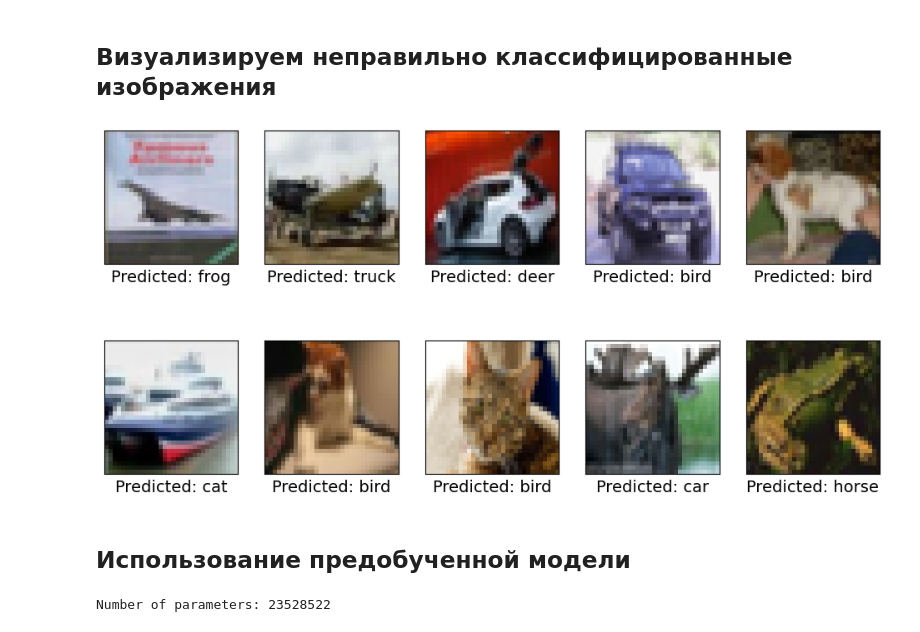
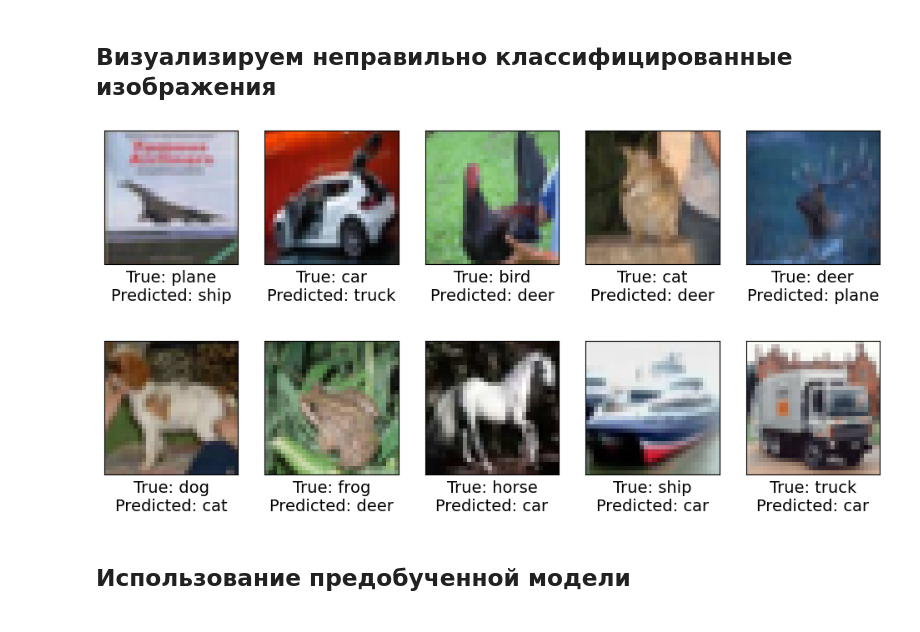
Before and after one commit to SerMisterMish/Statistical_and_Machine_Learning, a Jupyter notebook: nn_image/nn_image_conv/nn_image_conv.ipynb, the cells around one changed output. Cells and saved outputs as stored; diff of their text form; code cells hidden in the pictures.

Commit message:
Add segmentation and training results

```diff
--- a/nn_image/nn_image_conv/nn_image_conv.ipynb
+++ b/nn_image/nn_image_conv/nn_image_conv.ipynb
@@ -39,7 +50,7 @@ data_transforms = {
 }
 
 phases = ['train', 'val', 'test']
-datasets = {x: torchvision.datasets.CIFAR10(root='./data', train=x != 'test', download=True, transform=data_transforms[x]) for x in phases}
+datasets = {x: torchvision.datasets.CIFAR10(root=PATH, train=x != 'test', download=True, transform=data_transforms[x]) for x in phases}
 
 indices = list(range(len(datasets['train'])))
 train_idx, val_idx = train_test_split(indices, random_state=42)
@@ -49,8 +60,7 @@ datasets['val'] = Subset(datasets['val'], val_idx)
 
 batch_size = 32
 
-dataloaders = {x: DataLoader(datasets[x], batch_size=batch_size, shuffle=True, num_workers=4, pin_memory=True, persistent_workers=True) for x in phases}
+dataloaders = {x: DataLoader(datasets[x], batch_size=batch_size, shuffle=True if x != "test" else False, num_workers=4, pin_memory=True, persistent_workers=True) for x in phases}
 dataset_sizes = {x: len(datasets[x]) for x in phases}
 
 classes = {x: y for x, y in zip(range(10), ('plane', 'car', 'bird', 'cat', 'deer', 'dog', 'frog', 'horse', 'ship', 'truck'))}
-# classes = ('plane', 'car', 'bird', 'cat', 'deer', 'dog', 'frog', 'horse', 'ship', 'truck')
@@ -90,10 +104,6 @@ for row in axes:
 # %% [markdown]
 ## Определим сверточную нейронную сеть
 # %%
-import torch.nn as nn
-import torch.nn.functional as F
-
-
 class Net(nn.Module):
     def __init__(self):
         super().__init__()
@@ -105,6 +115,8 @@ class Net(nn.Module):
         self.fc1 = nn.Linear(32 * 8 * 8, 128)
         self.fc2 = nn.Linear(128, 32)
         self.fc3 = nn.Linear(32, 10)
+
+        self.relu = nn.ReLU()
 
         self.bn_conv1 = nn.BatchNorm2d(16)
         self.bn_conv2 = nn.BatchNorm2d(16)
@@ -118,23 +130,25 @@ class Net(nn.Module):
         self.dropout_conv = nn.Dropout2d(0.25)
         self.dropout = nn.Dropout(0.5)
 
+        self.flatten = nn.Flatten()
+
     def forward(self, x):
-        out = F.relu(self.bn_conv1(self.conv1(x)))
-        out = F.relu(self.bn_conv2(self.conv2(out)))
+        out = self.relu(self.bn_conv1(self.conv1(x)))
+        out = self.relu(self.bn_conv2(self.conv2(out)))
         out = self.pool(out)
         out = self.dropout_conv(out)
 
-        out = F.relu(self.bn_conv3(self.conv3(out)))
-        out = F.relu(self.bn_conv4(self.conv4(out)))
+        out = self.relu(self.bn_conv3(self.conv3(out)))
+        out = self.relu(self.bn_conv4(self.conv4(out)))
         out = self.pool(out)
         out = self.dropout_conv(out)
 
-        out = torch.flatten(out, 1)  # flatten all dimensions except batch
+        out = self.flatten(out)  # flatten all dimensions except batch
 
-        out = F.relu(self.bn_fc1(self.fc1(out)))
+        out = self.relu(self.bn_fc1(self.fc1(out)))
         out = self.dropout(out)
 
-        out = F.relu(self.bn_fc2(self.fc2(out)))
+        out = self.relu(self.bn_fc2(self.fc2(out)))
         out = self.dropout(out)
 
         out = self.fc3(out)
@@ -239,2 +282,0 @@ def train_model(model, criterion, optimizer, scheduler, num_epochs=25):
-# %%
-net, loss_hist, acc_hist = train_model(net, criterion, optimizer, scheduler, num_epochs=100)
@@ -326,32 +378,27 @@ plot_confusion_matrix(y_true, y_pred, classes=classes)
 # %%
 # visualize wrongly classified image for each class
 incorrect_mask = y_pred != y_true
 incorrect_images = [datasets['test'].data[(y_true == label) & incorrect_mask][0] for label in classes.keys()]
+true_results = [y_true[(y_true == label) & incorrect_mask][0] for label in classes.keys()]
 pred_results = [y_pred[(y_true == label) & incorrect_mask][0] for label in classes.keys()]
 
 # show images
 fig, axes = plt.subplots(2, 5, figsize=(12, 6))
 i = 0
 for row in axes:
   for axis in row:
     axis.set_xticks([])
     axis.set_yticks([])
-    axis.set_xlabel("Predicted: %s" % classes[pred_results[i]], fontsize=14)
+    axis.set_xlabel(f"True: {classes[true_results[i]]}\nPredicted: {classes[pred_results[i]]}", fontsize=14)
     axis.imshow(incorrect_images[i])
     i += 1
 # %% [output]
-[figure, old version]
+[figure, new version]
 # %% [markdown]
 ## Использование предобученной модели
 # %%
-from torchvision.models import resnet50, ResNet50_Weights
-
 resnet = resnet50(weights=ResNet50_Weights.IMAGENET1K_V1)
-num_ftrs = resnet.fc.in_features
-resnet.fc = nn.Linear(num_ftrs, 10)
+num_features = resnet.fc.in_features
+resnet.fc = nn.Linear(num_features, 10)
 
 resnet = resnet.to(device)
-
-print(f'Number of parameters: {sum(p.numel() for p in resnet.parameters())}')
-# %% [output]
-Number of parameters: 23528522
```
Also changed, not shown: parts of 53 cells of this notebook, 7 other files.
